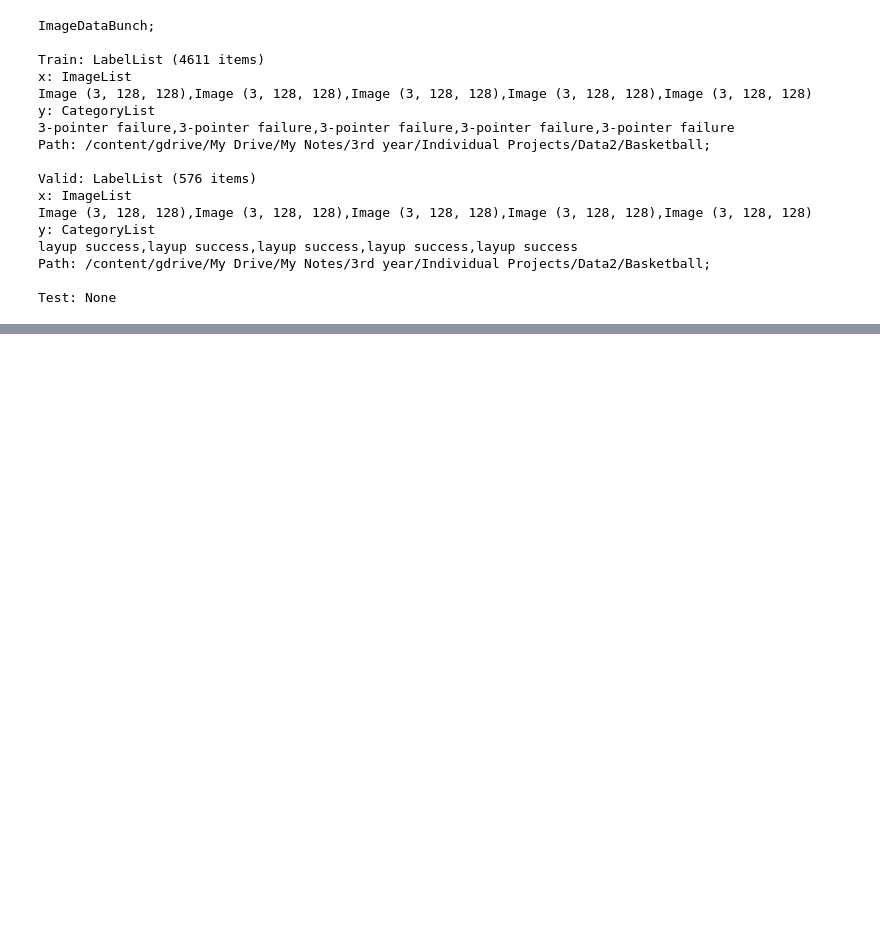
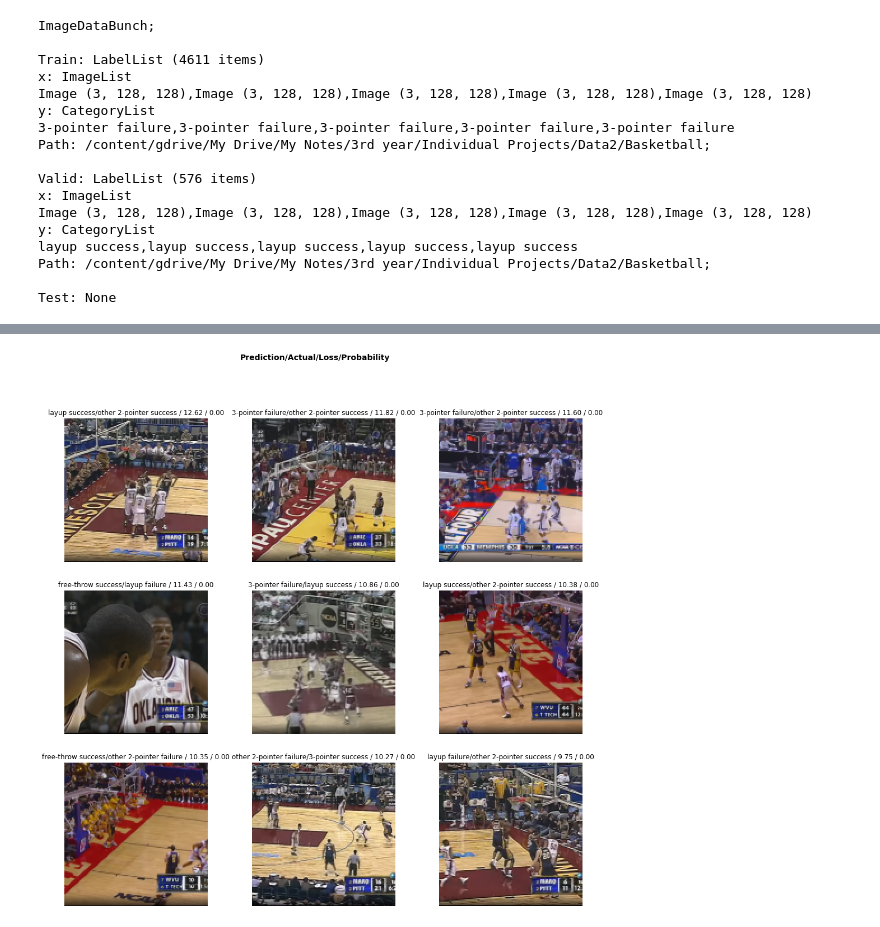
Before and after one commit to Pager07/Human-object-interaction-for-basketball-videos, a Jupyter notebook: ActionRecognitionClassifier.ipynb, the cells around one changed output, grey strips where cells are left out. Cells and saved outputs as stored; diff of their text form; code cells hidden in the pictures; blank space fills up the shorter version.

```diff
--- a/ActionRecognitionClassifier.ipynb
+++ b/ActionRecognitionClassifier.ipynb
@@ -143,0 +205,2 @@ Test: None
+# %%
+learn.fit_one_cycle(10, max_lr=slice(1e-05, 1e-03))
@@ -143,0 +221,5 @@ Test: None
+# %%
+learn.load("stage2-resnet50-size128")
+learn.data = data
+# %%
+interp = ClassificationInterpretation.from_learner(learn)
@@ -143,0 +228,4 @@ Test: None
+# %%
+interp.plot_top_losses(9,figsize=(17,16))
+# %% [output]
+[figure, added]
```
Also changed, not shown: parts of 35 cells of this notebook.
